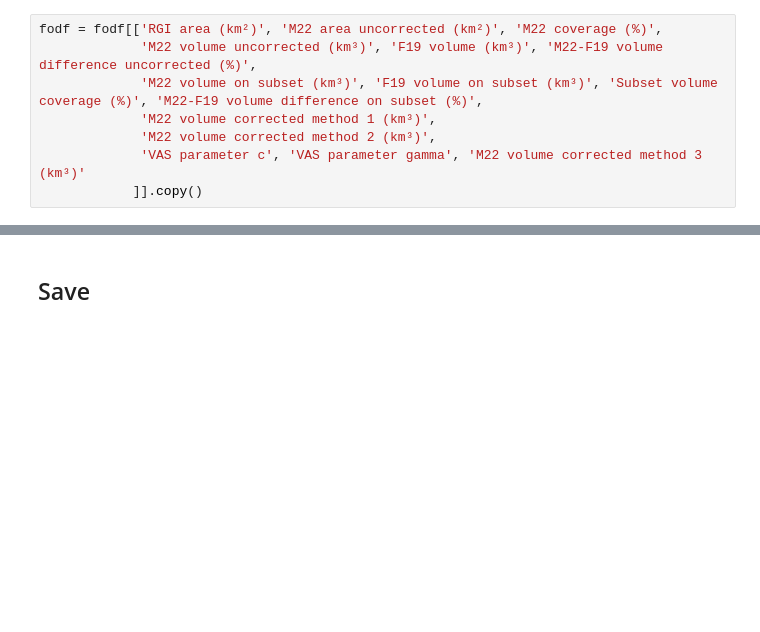
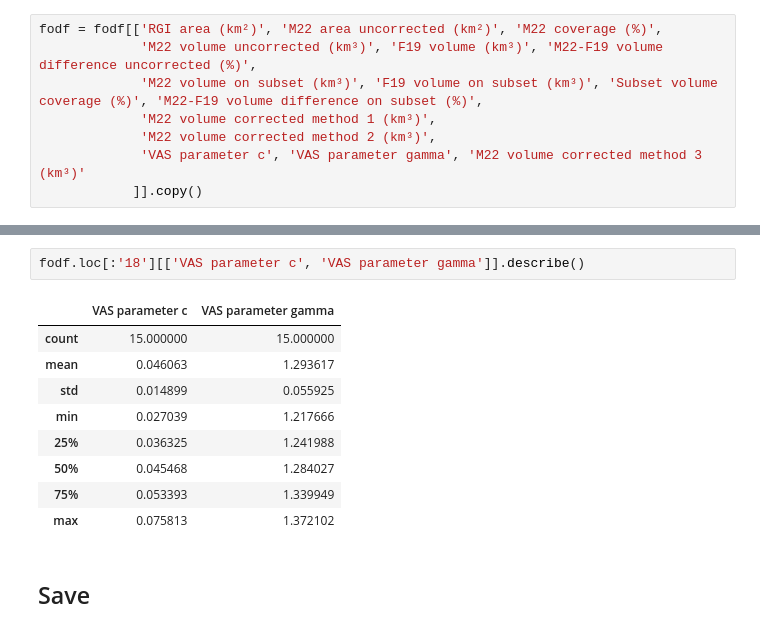
Before and after one commit to fmaussion/global_glacier_volume_paper, a Jupyter notebook: millan_regional_volume_scaling.ipynb, the cells around one changed output, grey strips where cells are left out. Cells and saved outputs as stored; diff of their text form; blank space fills up the shorter version.

```diff
--- a/millan_regional_volume_scaling.ipynb
+++ b/millan_regional_volume_scaling.ipynb
@@ -668,6 +668,18 @@ fodf.round(2)
 | 18 | 1161.80 | 1154.48 | 99.37 | 71.21 | 73.70 | ... |
 | 19 | 132867.22 | 132867.22 | 100.00 | 35100.00 | 46466.14 | ... |
 | Total | 705738.79 | 691874.29 | 98.04 | 140518.24 | 158156.60 | ... |
+# %%
+fodf.loc[:'18'][['VAS parameter c', 'VAS parameter gamma']].describe()
+# %% [output]
+|  | VAS parameter c | VAS parameter gamma |
+| count | 15.000000 | 15.000000 |
+| mean | 0.046063 | 1.293617 |
+| std | 0.014899 | 0.055925 |
+| min | 0.027039 | 1.217666 |
+| 25% | 0.036325 | 1.241988 |
+| 50% | 0.045468 | 1.284027 |
+| 75% | 0.053393 | 1.339949 |
+| max | 0.075813 | 1.372102 |
 # %% [markdown]
 ## Save
 # %%
```
Also changed, not shown: 1 other file.
